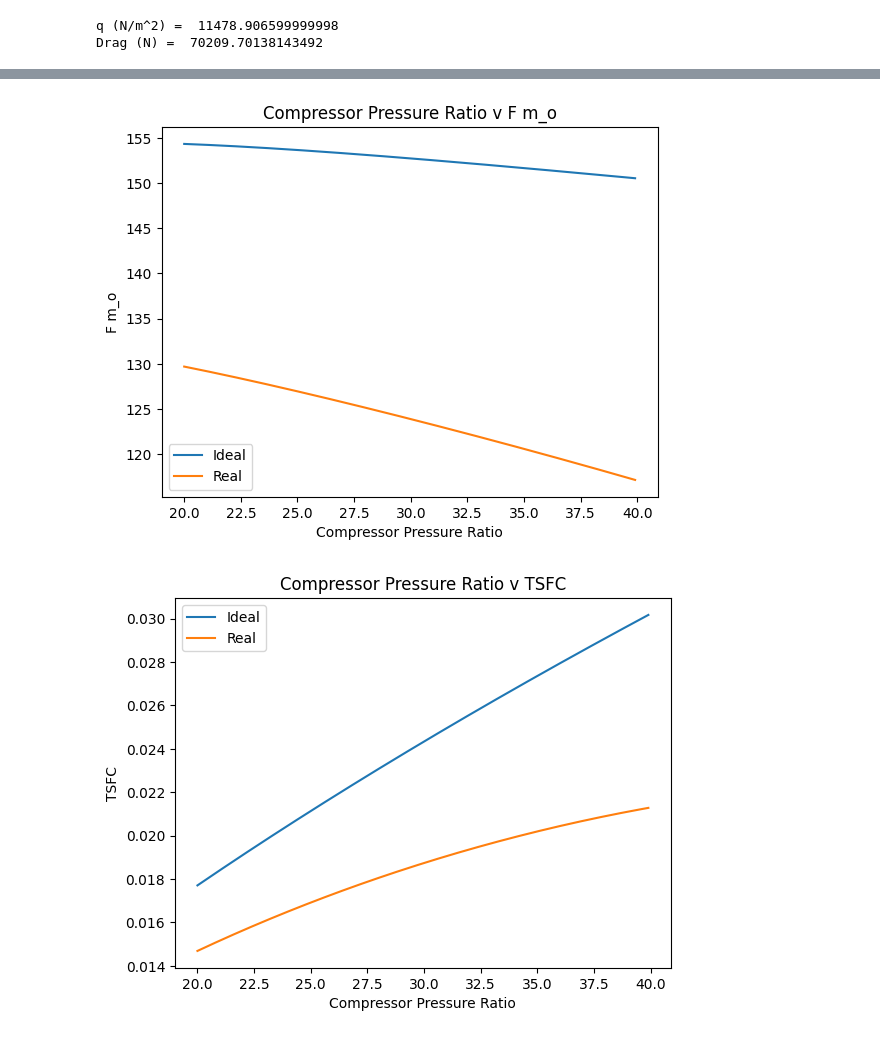
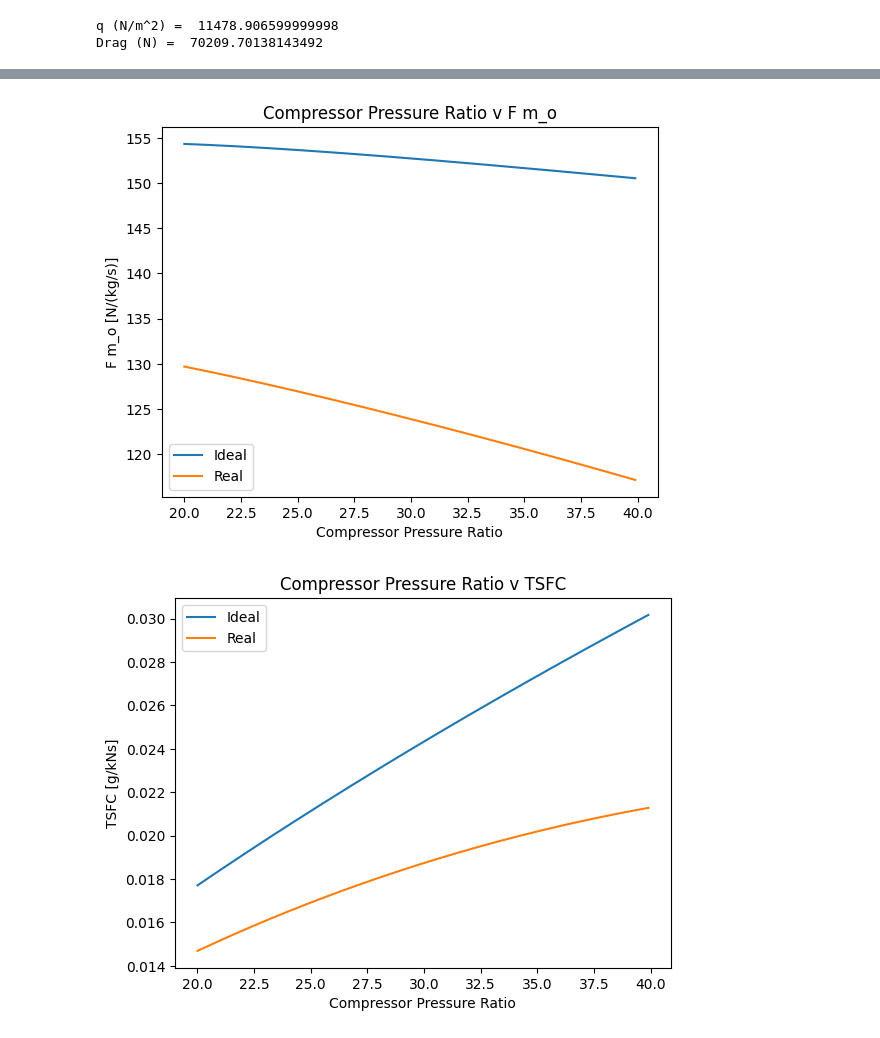
Before and after one commit to kavourbm/AEEM4063-Team15, a Jupyter notebook: Part B.ipynb, the cells around one changed output, grey strips where cells are left out. Cells and saved outputs as stored; diff of their text form; code cells hidden in the pictures.

```diff
--- a/Part B.ipynb
+++ b/Part B.ipynb
@@ -298,11 +298,12 @@ bypassratios = np.arange(5,21,0.1)
 it = 0
 
 names = np.array(['F m_o','TSFC','f','nT','nP','nO'])
+namesunits = np.array(['F m_o [N/(kg/s)]','TSFC [g/kNs]','f','nT','nP','nO'])
 
 while it < 6:
     plt.plot(bypassratios,bypassvariedresultsideal[:,it],'-',bypassratios,bypassvariedresultsreal[:,it],'-')
     plt.xlabel('Bypass Ratio')
-    plt.ylabel(names[it])
+    plt.ylabel(namesunits[it])
     plt.legend(['Ideal','Real'])
     plt.title('Bypass Ratio v '+names[it])
     plt.savefig("bpratiov"+names[it]+".png")
@@ -355,35 +356,35 @@ while it < 6:
 # %%
 bpr = 10
 fpr = 1.5
 cpr = np.arange(20.1,40,0.1)
 
 cprideal = np.array(EngineIdeal(bpr,fpr,20))
 
 for i in cpr:
     cprideal = np.vstack((cprideal,EngineIdeal(bpr,fpr,i)))
 
 cprreal = np.array(EngineReal(bpr,fpr,20))
 
 for i in cpr:
     cprreal = np.vstack((cprreal,EngineReal(bpr,fpr,i)))
 
 cpr = np.arange(20,40,0.1)
 
 it = 0
 
 while it < 6:
     plt.plot(cpr,cprideal[:,it],'-',cpr,cprreal[:,it],'-')
     plt.xlabel('Compressor Pressure Ratio')
-    plt.ylabel(names[it])
+    plt.ylabel(namesunits[it])
     plt.legend(['Ideal','Real'])
     plt.title('Compressor Pressure Ratio v '+names[it])
     plt.savefig("cpratiov"+names[it]+".png")
     plt.show()
 
     it += 1
 # %% [output]
-[figure, old version]
+[figure, new version]
-[figure, old version]
+[figure, new version]
 [figure]
 [figure]
 [figure]
```
Also changed, not shown: parts of 2 cells of this notebook, 6 other files.
